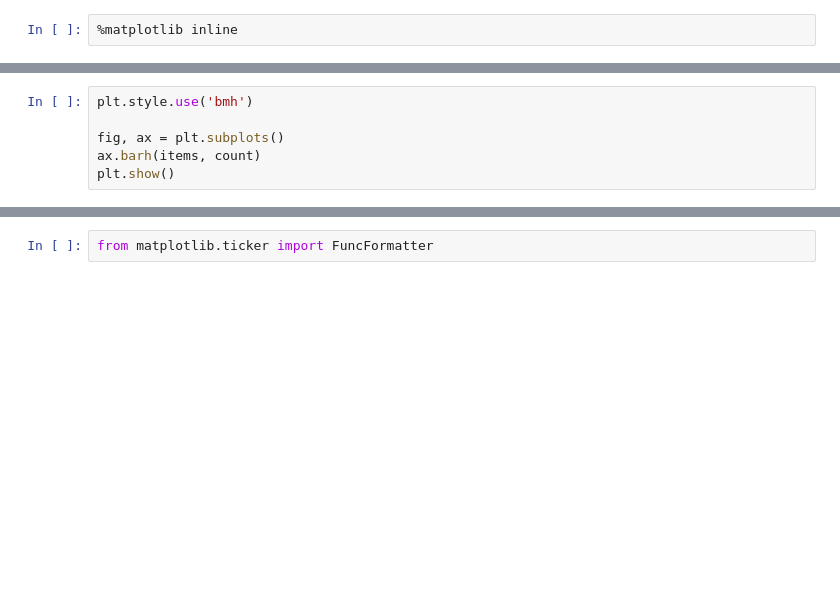
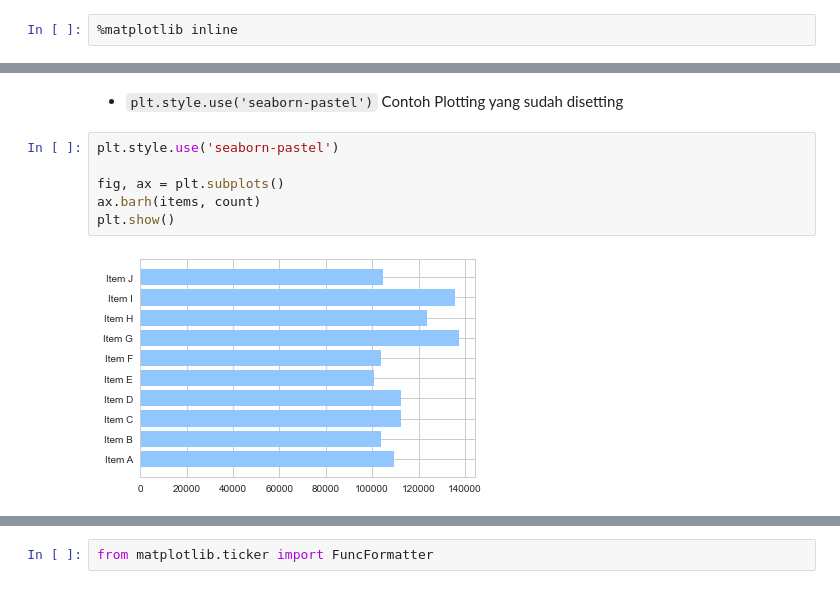
Before and after one commit to Ruslanahmadjayadi/Matplotlib, a Jupyter notebook: Plot_Lifecycle.ipynb, the cells around one changed output, grey strips where cells are left out. Saved outputs shown, nothing was run; the diff lists cells and outputs as text; blank space fills up the shorter version.

```diff
--- a/Plot_Lifecycle.ipynb
+++ b/Plot_Lifecycle.ipynb
@@ -39,6 +112,10 @@ plt.style.available
+# %% [markdown]
+- `plt.style.use('seaborn-pastel')` Contoh Plotting yang sudah disetting
 # %%
-plt.style.use('bmh')
+plt.style.use('seaborn-pastel')
 
 fig, ax = plt.subplots()
 ax.barh(items, count)
 plt.show()
+# %% [output]
+[figure, added]
```
Also changed, not shown: parts of 26 cells of this notebook.
